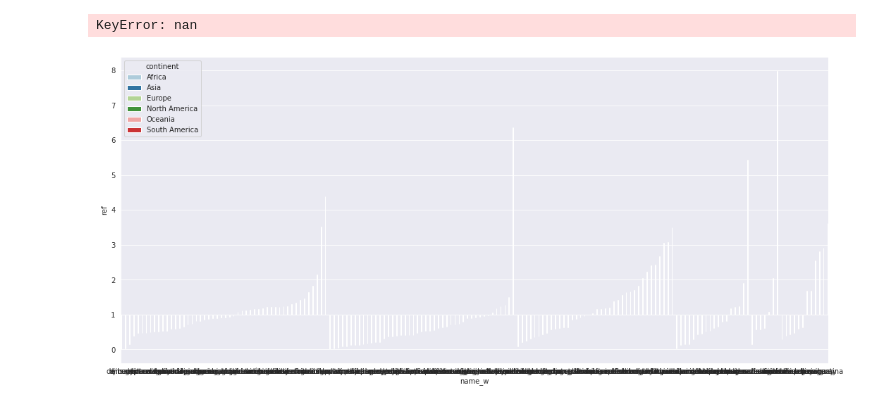
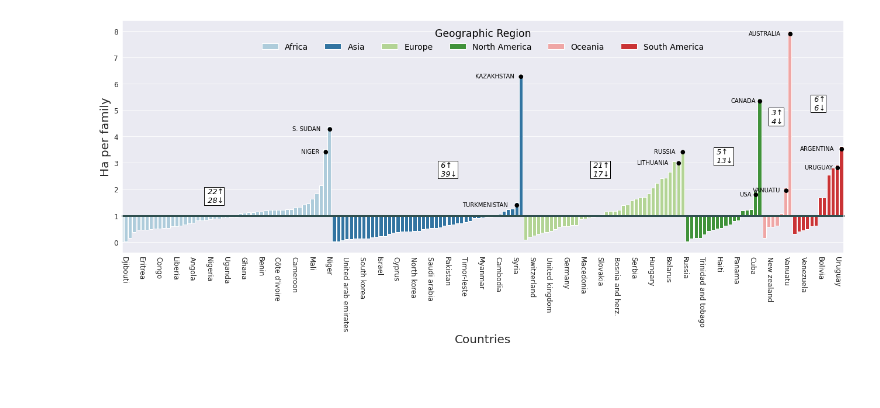
Before and after one commit to Hmarga/Lands, a Jupyter notebook: code_images/ha_ref.ipynb, the cells around one changed output. Drawn from its saved outputs; the diff is of its cells as text; code cells hidden in the pictures; blank space fills up the shorter version.

```diff
--- a/code_images/ha_ref.ipynb
+++ b/code_images/ha_ref.ipynb
@@ -91,18 +91,21 @@ w_land['ind'] = w_land['HpF'].apply(lambda x: 'over' if x >=ref_val else 'under'
 ## Exceptions:
 w_land = w_land[~w_land['name_w'].str.contains('falkland is.|n. cyprus')]
 # %%
-# XIII
-
-# # SEABORN
+# VI
 
 plt.rcParams.update({'xtick.labelbottom':'on',
-                    'ytick.labelleft':'on'})
+                    'ytick.labelleft':'on',
+                    'xtick.labelsize':15,
+                    'ytick.labelsize':15,
+                    'axes.labelsize':20,
+                   })
 
-fig= plt.figure(figsize=(18,8)) # width, height in inches ->
+fig= plt.figure(figsize=(18,8))
 
 with sns.axes_style("darkgrid"):
-    bx = sns.barplot(x='name_w', y="ref", data=w_land, hue='continent', bottom=ref_val
-                     , palette="Paired", edgecolor=None)
+    bx = sns.barplot(x=w_land['name_w'].str.capitalize(), y="ref", data=w_land,
+                     hue='continent', bottom=ref_val,
+                     palette="Paired", edgecolor=None)
 
 # Create the list of patches not nulls, for the x axis values.
 def patches(bxs):
@@ -114,17 +117,18 @@ def patches(bxs):
     patches_heights = pd.DataFrame(patches_heights, columns=['xaxis'])
     return(patches_heights)
 
-pop_axis = pd.concat([w_land, patches(bx)], axis=1)
+# Dataframe with the patches of the plot
+pop_axis = pd.concat([w_land.reset_index(drop=True), patches(bx).reset_index(drop=True)], axis=1)
 
-pop_axis['name_w'] = pop_axis['name_w'].replace('United states of america','USA')
+pop_axis['name_w'] = pop_axis['name_w'].replace('united states of america','USA')
 
 # Selection of the two first countries for every geo. region named in the plot
 popg = pop_axis.groupby(['continent','name_w']).max()
 popg = popg[['HpF', 'xaxis']].sort_values(by=['continent','HpF'], ascending=False)
 
 l_pays = []
+
 [l_pays.append(popg.loc[p][:2].index[s]) for s in range(2) for p in pop_axis['continent'].unique()]
-
 
 # Function to chanche the with of the bars. Its necessary iterate over the patches values.
 def change_width(bxs, new_value) :
@@ -142,14 +146,16 @@ def text_c(df,bxs,t):
     ls = []
     if t=='mark':
         for n in l_pays:
-            o = bxs.text(float(df['xaxis'][df['name_w']==n])-width, float(df['HpF'][df['name_w']==n]-0.15)
-                     ,'\u25CF', fontweight='extra bold', rotation=0) #\u00B0 '\u03BF' , fontsize=30
+            o = bxs.text(float(df['xaxis'][df['name_w']==n])-width,
+                         float(df['HpF'][df['name_w']==n]-0.15),
+                         '\u25CF', fontweight='extra bold', rotation=0)
             ls.append(o)
 
     else:
         for n in l_pays:
-            o = bxs.text(float(df['xaxis'][df['name_w']==n])-len(n)-1, float(df['HpF'][df['name_w']==n]-0.15)
-                     ,n , rotation=0)
+            o = bxs.text(float(df['xaxis'][df['name_w']==n])-len(n)-1,
+                         float(df['HpF'][df['name_w']==n]-0.15),
+                         n.upper() , rotation=0)
             ls.append(o)
     return ls
 
@@ -164,43 +170,51 @@ bx.tick_params(labelsize=12)
 bx.set_xlabel("Countries", fontsize=20)
 bx.set_ylabel("Ha per family", fontsize=20)
 
-bx.set_xticklabels([bx.get_xticklabels()[n] for n in range(0,w_land.shape[0])], rotation=-90)
-bx.set_xticks([bx.get_xticks()[n] for n in range(0, w_land.shape[0], 4)])
+def colors(bxs):
+    patches_colors = []
+    for n in range(len(bxs.patches)):
+        if (bxs.patches[n].get_height() <0 or bxs.patches[n].get_height() >0):
+            s = bxs.patches[n].get_facecolor()
+            patches_colors.append([s])
+    patches_colors = pd.DataFrame(patches_colors, columns=['color'])
+    return(patches_colors)
+
+c_list = colors(bx)['color'].unique()
+
+blen = len(bx.get_xticklabels())
+bx.set_xticklabels([bx.get_xticklabels()[n] for n in range(0,blen)], rotation=-90)
+bx.set_xticks([bx.get_xticks()[n] for n in range(0, blen, 4)])
 
 font = font_manager.FontProperties(family='DejaVu Sans',
                                    weight='ultralight',
                                    style='normal',
                                    stretch='ultra-condensed',
                                    size=14)
 
 bx.legend(title='Geographic Region',loc= 'upper center',
           frameon=False, prop=font, title_fontsize='xx-large', ncol=6)
 
 # In order to get the values every continent
 pp = pop_axis.groupby(['continent', 'ind']).count()
-pp = pp.reset_index(level=['ind']).pivot(columns='ind', values='LpP')
-pp['total'] = pp['over']+pp['under']
+pp = pp.reset_index(level=['ind']).pivot(columns='ind', values='HpF')
+pp['total'] = pp['over']+pp['under']0
 lc = [(pp.loc[n][0], pp.loc[n][1]) for n in pop_axis.continent.unique()]
 
 def text_sum(t1, t2, x, y):
     plt.text(x, y, ' '+t1+'\u2191\n '+t2 +'\u2193',
     fontsize=13, fontstyle='oblique',
     bbox=dict(boxstyle='square,pad=0.1', fc='white', ec='black'))
 
 
 text_sum(str(lc[0][0]), str(lc[0][1]), 22-3, 1.5)
 text_sum(str(lc[1][0]), str(lc[1][1]), 50+39-15, 2.5)
 text_sum(str(lc[2][0]), str(lc[2][1]), 50+46+17-3, 2.5)
 text_sum(str(lc[3][0]), str(lc[3][1]), 50+46+38+5, 3)
 text_sum(str(lc[4][0]), str(lc[4][1]), 50+46+38+18+3-3, 4.5)
 text_sum(str(lc[5][0]), str(lc[5][1]), 50+46+38+18+7+6-3, 5)
 
-
 plt.tight_layout()
 
-# # Show graphic
-
 plt.savefig('/home/hmdg/Documents/Data_Science/Repos/Lands/images/ha_ref.png', bbox_inches='tight')
 # %% [output]
-KeyError: nan
-[figure, old version]
+[figure, new version]
```
Also changed, not shown: parts of 2 cells of this notebook, 3 other files.
